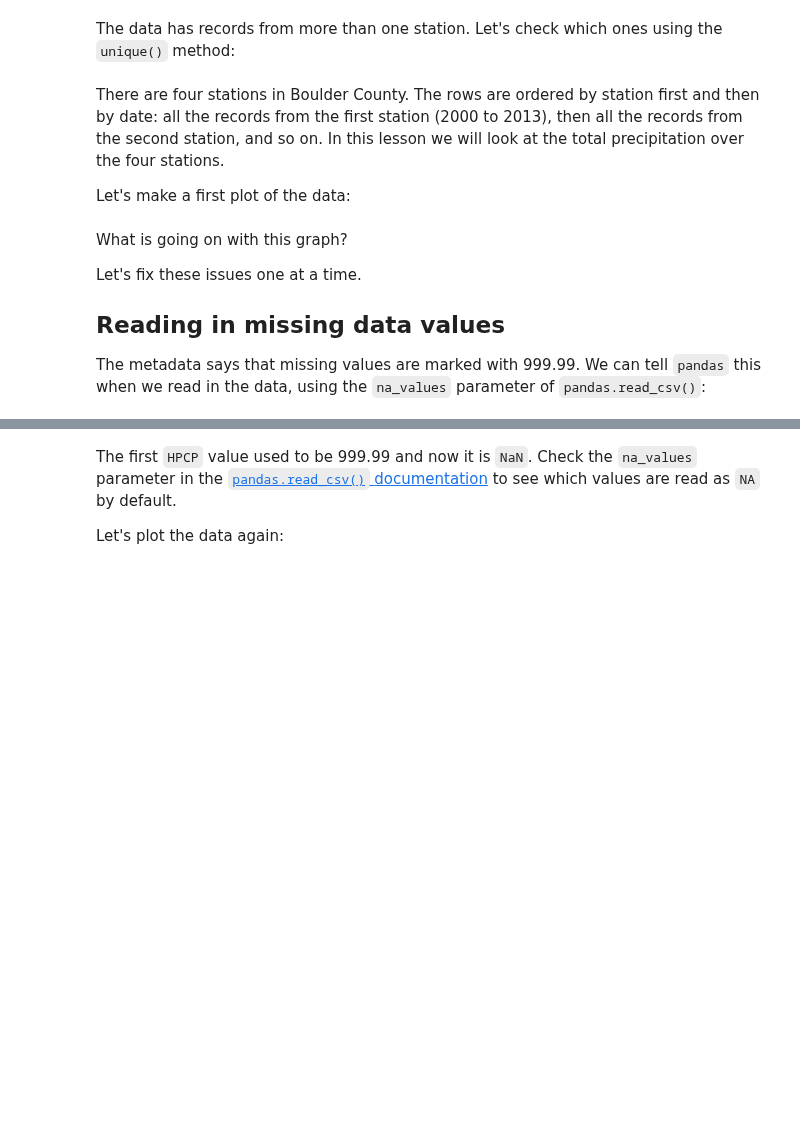
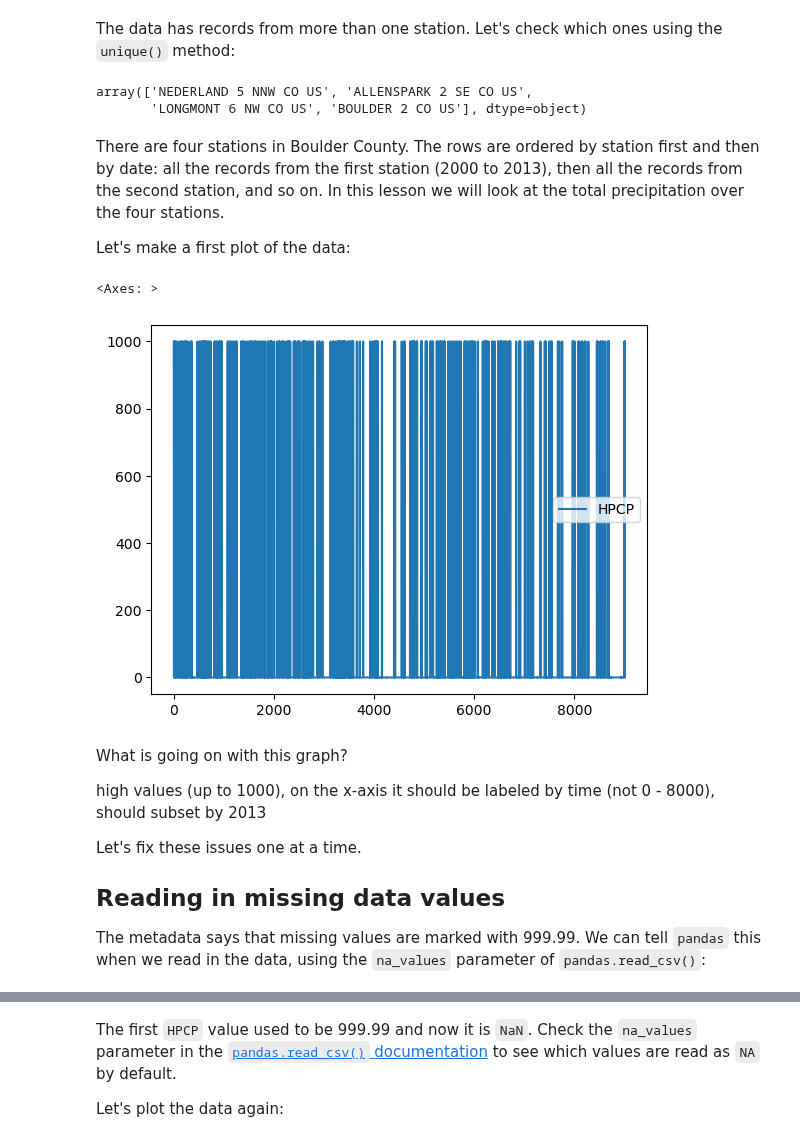
Before and after one commit to sarahhinkley/eds220-inclass, a Jupyter notebook: week3/week-3-time-series-STUDENTS.ipynb, the cells around one changed output, grey strips where cells are left out. Drawn from its saved outputs; the diff is of its cells as text; code cells hidden in the pictures; blank space fills up the shorter version.

Commit message:
Complete Week 3 Time Series notebook in Workbench

```diff
--- a/week3/week-3-time-series-STUDENTS.ipynb
+++ b/week3/week-3-time-series-STUDENTS.ipynb
@@ -50,12 +71,23 @@ precip
 # %% [markdown]
 The data has records from more than one station. Let's check which ones using the `unique()` method:
+# %%
+precip['STATION_NAME'].unique()
+# %% [output]
+array(['NEDERLAND 5 NNW CO US', 'ALLENSPARK 2 SE CO US',
+       'LONGMONT 6 NW CO US', 'BOULDER 2 CO US'], dtype=object)
 # %% [markdown]
 There are four stations in Boulder County. The rows are ordered by station first and then by date: all the records from the first station (2000 to 2013), then all the records from the second station, and so on. In this lesson we will look at the total precipitation over the four stations.
 
 Let's make a first plot of the data:
+# %%
+precip.plot()
+# %% [output]
+<Axes: >
+[figure, added]
 # %% [markdown]
 What is going on with this graph?
 
+high values (up to 1000), on the x-axis it should be labeled by time (not 0 - 8000), should subset by 2013
 
 Let's fix these issues one at a time.
 
```
Also changed, not shown: parts of 23 cells of this notebook.
